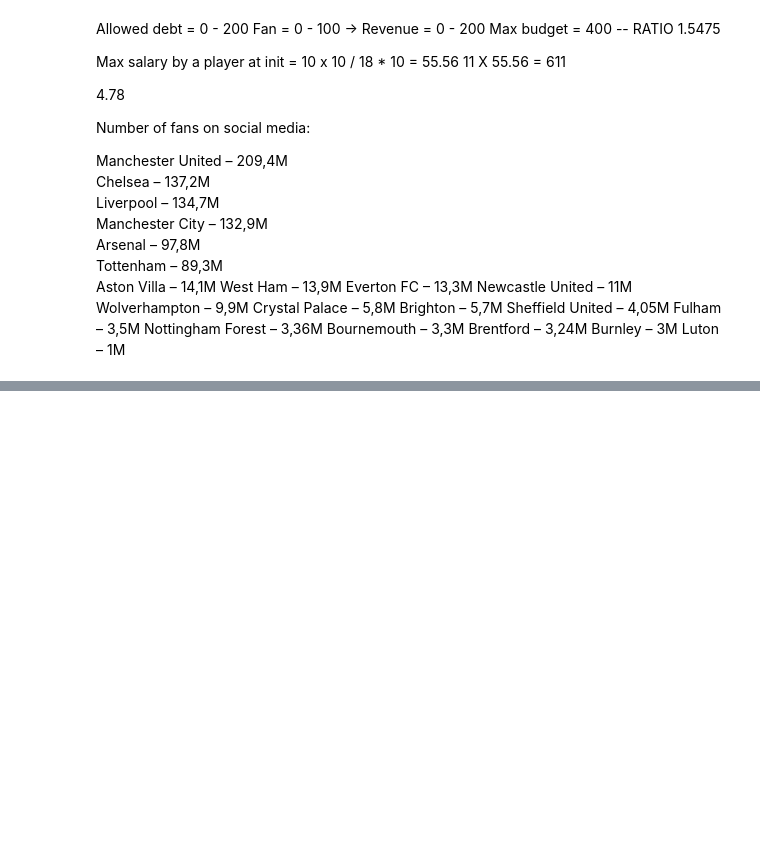
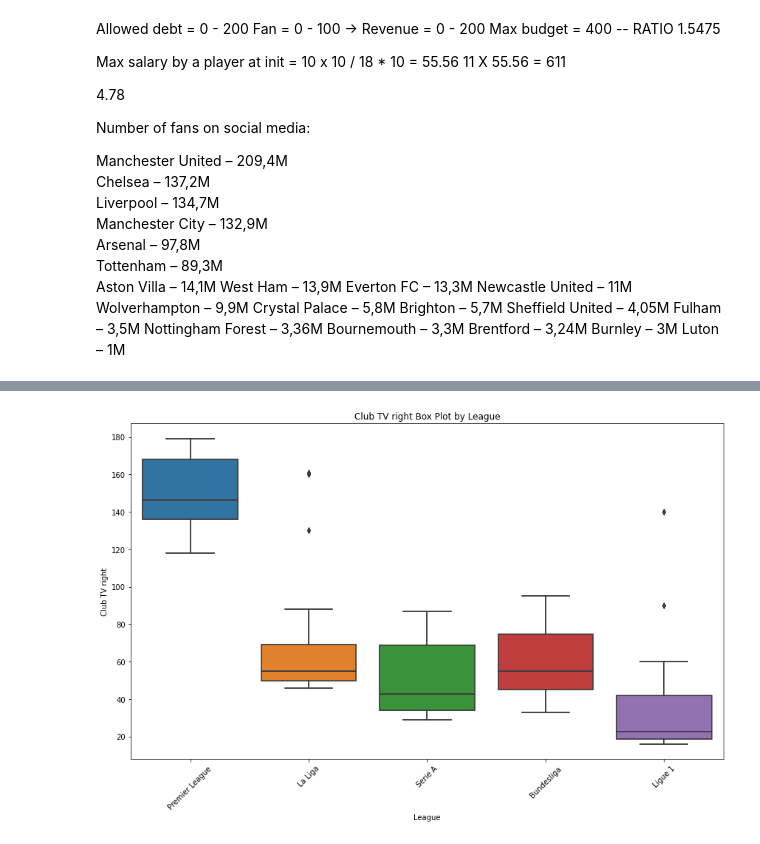
Before and after one commit to SanSHHS/Individual_Project, a Jupyter notebook: testing.ipynb, the cells around one changed output, grey strips where cells are left out. Saved outputs shown, nothing was run; the diff lists cells and outputs as text; code cells hidden in the pictures; blank space fills up the shorter version.

Commit message:
Datacollector, final steps

```diff
--- a/testing.ipynb
+++ b/testing.ipynb
@@ -135,24 +52,22 @@ Seller club does not have enough player.
 # %%
 params={
-        "C": 2,
+        "C": 98,
         "F": 1,
-        "P": 30,
-        "width": 10,
-        "height": 10,
-        "league_range": [(19, 20)],
-        "FFP": [True],
+        "P": 2000,
+#         "width": 10,
+#         "height": 10,
+        "league_range": [(0, 97)],
+        "FFP": [False, True],
     }
 
 
 results = mesa.batch_run(
     model_cls=MyModel,
     parameters = params,
-    iterations=1,
-    max_steps=200,
+    iterations=50,
+    max_steps=80,
     data_collection_period = 1,  # Collect data at each time step
     display_progress=True,
 )
 
 results_df = pd.DataFrame(results)
-filtered_df = results_df[results_df['AgentID'].isin([0, 1])]
-print(filtered_df)
@@ -217,10 +97,55 @@ Index(['RunId', 'iteration', 'Step', 'C', 'F', 'P', 'width', 'height',
 # %%
-# Group the data by 'Step' and 'league_range'
-grouped_data = results_df.groupby(['Season', 'league_range'])
+import seaborn as sns
+import matplotlib.pyplot as plt
 
-# Print the average revenue for each league at each step
-for group, data in grouped_data:
-    season, league_range = group
-    avg_revenue = data['Average revenue by league'].iloc[0]  # The average revenue is the same for all clubs in the same league and step
-    print(f"Season {season}, Average Revenue = {avg_revenue}")
+# Assuming 'agent_id' column exists in results_df
+club_df = results_df[['TV', 'Name', 'AgentID']].dropna()
+club_df = club_df.head(98)
+
+# Map league names based on agent_id ranges
+def map_agent_to_league(agent_id):
+    if 0 <= agent_id <= 19:
+        return 'Premier League'
+    elif 20 <= agent_id <= 39:
+        return 'La Liga'
+    elif 40 <= agent_id <= 59:
+        return 'Serie A'
+    elif 60 <= agent_id <= 77:
+        return 'Bundesliga'
+    elif 78 <= agent_id <= 97:
+        return 'Ligue 1'
+    else:
+        return 'Unknown'
+
+# Assign league names to the rows based on agent_id
+club_df['League Name'] = club_df['AgentID'].apply(map_agent_to_league)
+
+# Create a figure and axis
+plt.figure(figsize=(12, 8))
+
+ax = sns.boxplot(x='League Name', y='TV', data=club_df)
+
+
+# Create a box plot for each league using Seaborn
+sns.boxplot(x='League Name', y='TV', data=club_df)
+
+# Set labels and title
+plt.xlabel('League')
+plt.ylabel('Club TV right')
+plt.title('Club TV right Box Plot by League')
+plt.xticks(rotation=45)  # Rotate the x-axis labels for better readability
+
+# Calculate the IQR for each league
+grouped_data = club_df.groupby('League Name')
+iqr_by_league = {}
+for league, data in grouped_data:
+    iqr = data['TV'].quantile(0.75) - data['TV'].quantile(0.25)
+    iqr_by_league[league] = iqr
+    print(iqr_by_league)
+
+
+
+plt.tight_layout()  # Adjust layout to prevent clipping of labels
+
+plt.show()
 # %% [output]
@@ -243,0 +157 @@ Season 50, Average Revenue = {'Premier League': 147.0, 'La Liga': 3961231.0}
+[figure, added]
```
Also changed, not shown: parts of 13 cells of this notebook, 2 other files.
